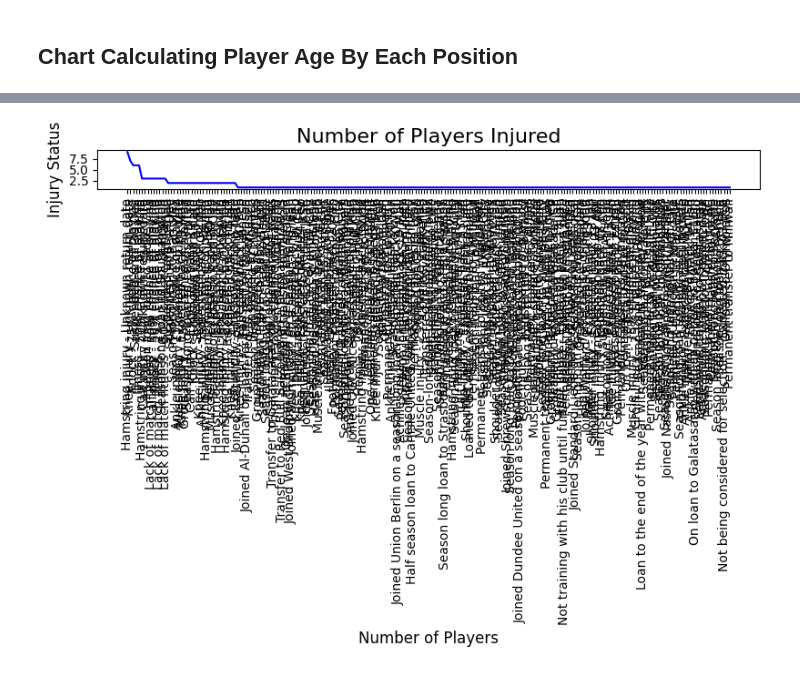
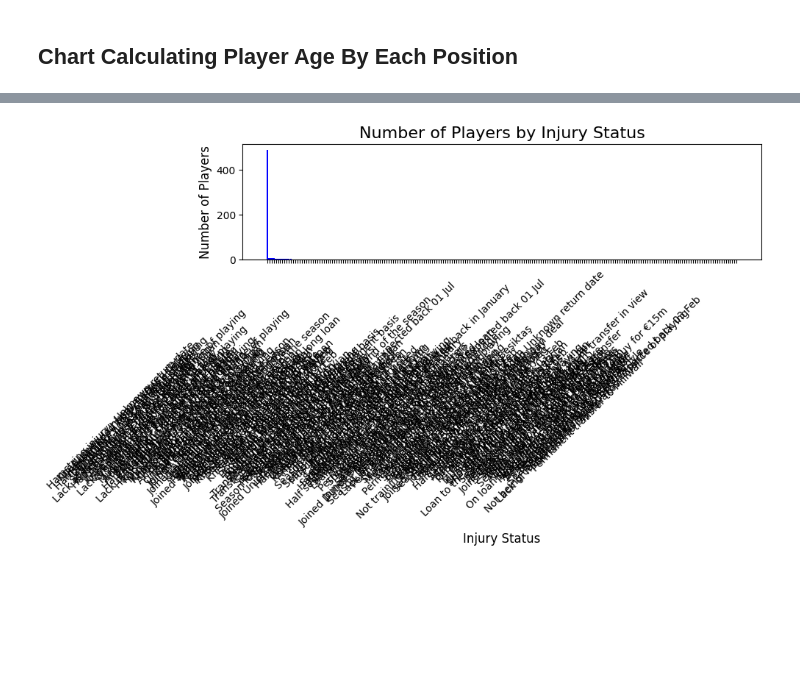
Before and after one commit to GodOfClown2k8/Khoi-CSA02, a Jupyter notebook: SPCK/bt.ipynb, the cells around one changed output, grey strips where cells are left out. Drawn from its saved outputs; the diff is of its cells as text; code cells hidden in the pictures; blank space fills up the shorter version.

```diff
--- a/SPCK/bt.ipynb
+++ b/SPCK/bt.ipynb
@@ -70,17 +69,18 @@ plt.show()
 # %%
 
 
-# Plotting the bar chart
-plt.figure(figsize=(8, 6))
-plt.plot(data['news'].value_counts(), color= 'blue' ,)
+injury_counts = data['news                                                                  '].value_counts()
 
-plt.title('Number of Players Injured', fontsize=16)
-plt.ylabel('Injury Status', fontsize=12)
-plt.xlabel('Number of Players', fontsize=12)
-plt.xticks(rotation=90)
+plt.figure(figsize=(10, 6))
+plt.bar(injury_counts.index, injury_counts.values, color='blue')
+
+plt.title('Number of Players by Injury Status', fontsize=16)
+plt.xlabel('Injury Status', fontsize=12)
+plt.ylabel('Number of Players', fontsize=12)
+plt.xticks(rotation=45, ha='right')
 plt.tight_layout()
 
 # Show the plot
 plt.show()
 # %% [output]
-[figure, old version]
+[figure, new version]
```
Also changed, not shown: parts of 6 cells of this notebook, 2 other files.
